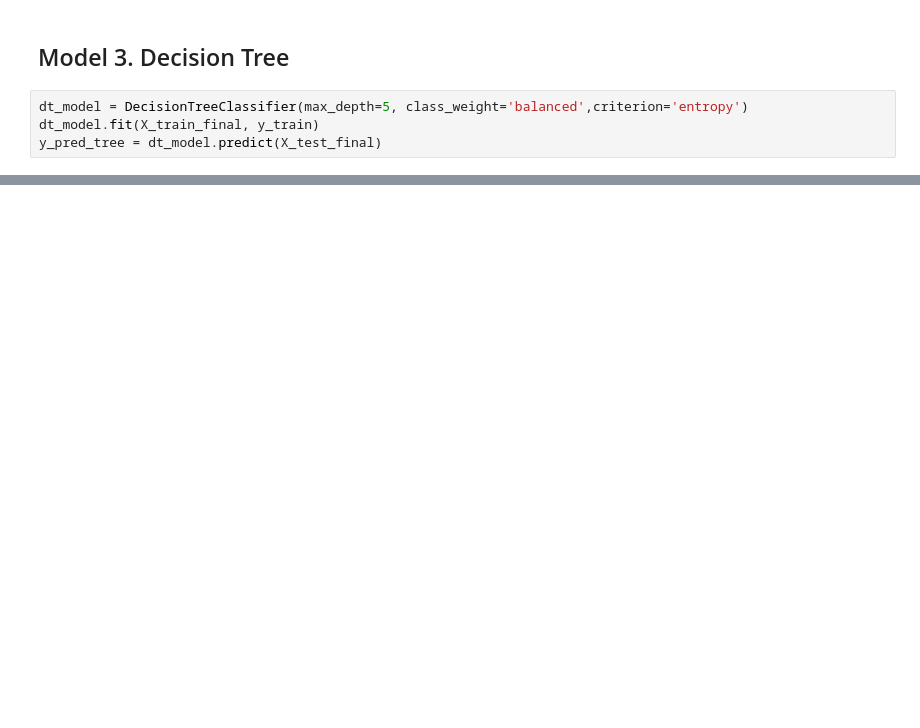
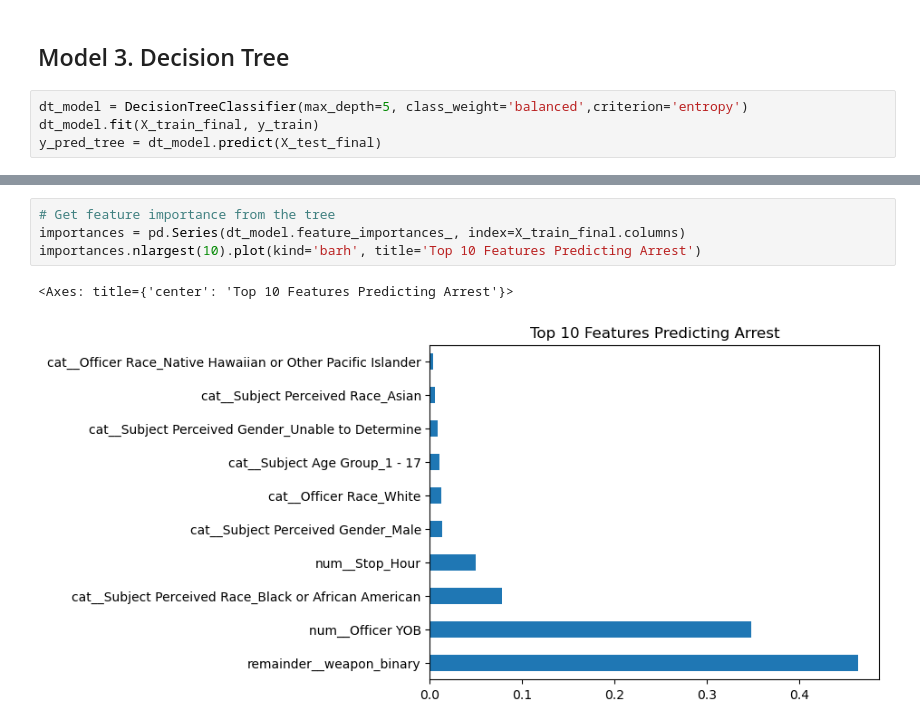
Before and after one commit to JohnThiongo-art/Terry-Traffic-Stops, a Jupyter notebook: traffic.ipynb, the cells around one changed output, grey strips where cells are left out. Cells and saved outputs as stored; diff of their text form; blank space fills up the shorter version.

```diff
--- a/traffic.ipynb
+++ b/traffic.ipynb
@@ -226,0 +271,7 @@ y_pred_tree = dt_model.predict(X_test_final)
+# %%
+# Get feature importance from the tree
+importances = pd.Series(dt_model.feature_importances_, index=X_train_final.columns)
+importances.nlargest(10).plot(kind='barh', title='Top 10 Features Predicting Arrest')
+# %% [output]
+<Axes: title={'center': 'Top 10 Features Predicting Arrest'}>
+[figure, added]
```
Also changed, not shown: parts of 9 cells of this notebook.
